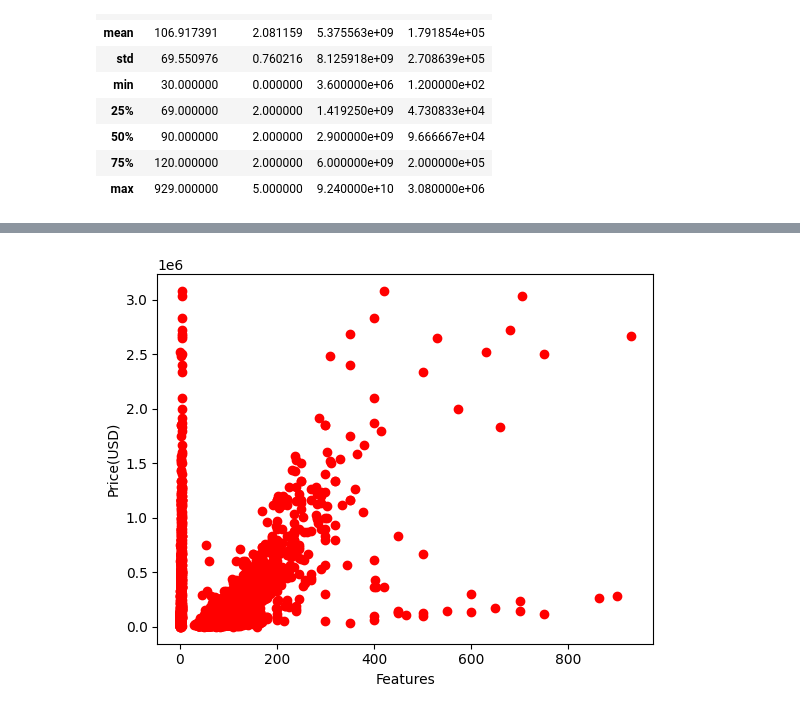
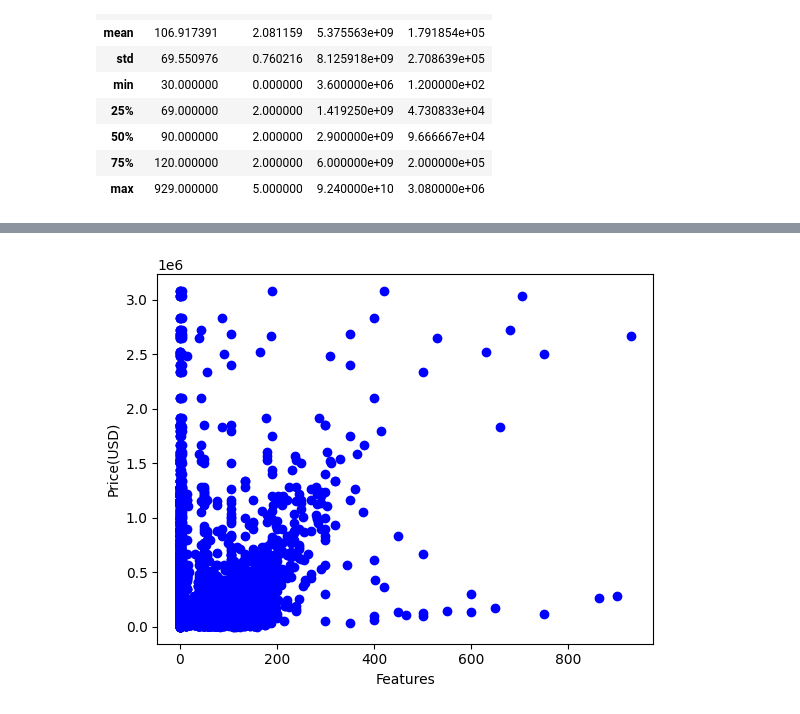
Before and after one commit to MohammadAminNajafi/my_AI, a Jupyter notebook: House price/house_price.ipynb, the cells around one changed output, grey strips where cells are left out. Cells and saved outputs as stored; diff of their text form; code cells hidden in the pictures.

```diff
--- a/House price/house_price.ipynb
+++ b/House price/house_price.ipynb
@@ -48,12 +50,30 @@ df.describe
 3449  3.600000e+08    12000.00
 
 [3450 rows x 8 columns]>
+# %%
+enc = OrdinalEncoder()
+numeric_address = enc.fit_transform(df[['Address']])
+df['numeric_address'] = numeric_address
+df.to_csv('cleaned_dataset_2.csv', index=False)
+# %%
+msk = np.random.rand(len(df))  < 0.8
+train = df[msk]
+test = df[~msk]
+# %%
+
+train_x = np.asanyarray(train[['Area', 'Room', 'Parking', 'Warehouse', 'Elevator', 'numeric_address']])
+train_y = np.asanyarray(train[['Price(USD)']])
+
+test_x = np.asanyarray(test[['Area', 'Room', 'Parking', 'Warehouse', 'Elevator', 'numeric_address']])
+test_y = np.asanyarray(test[['Price(USD)']])
 # %%
-x_data = df[['Area', 'Room']]
-y_data = df[['Price(USD)']]
-plt.plot(x_data, y_data, 'ro')
+
+# x_data = df[['Area', 'Room', 'Parking', 'Warehouse', 'Elevator', 'numeric_address']]
+# y_data = df[['Price(USD)']]
+plt.plot(train_x, train_y, 'bo')
 plt.xlabel('Features')
 plt.ylabel('Price(USD)')
 plt.show()
+df.to_csv('cleaned_dataset_2.csv', index=False)
 # %% [output]
-[figure, old version]
+[figure, new version]
```
Also changed, not shown: parts of 5 cells of this notebook, 1 other file.
